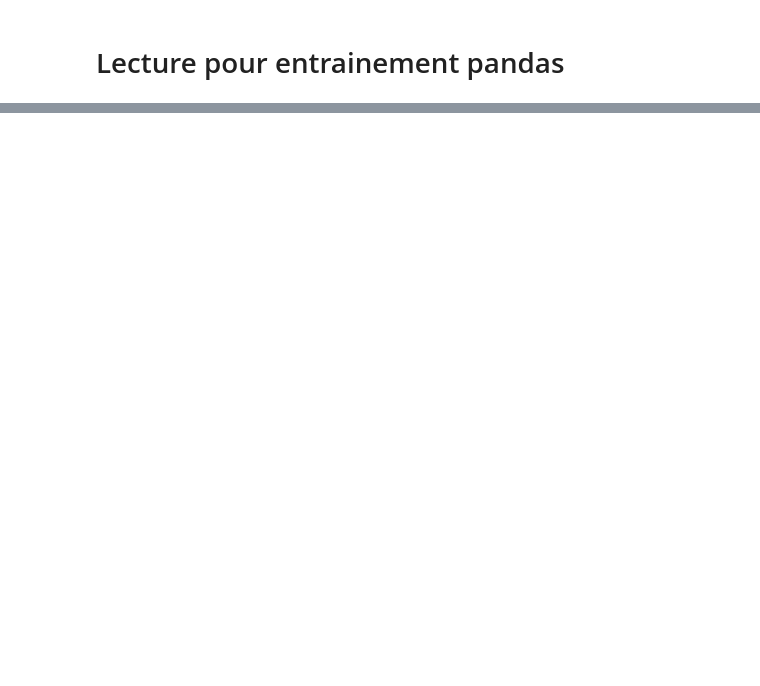
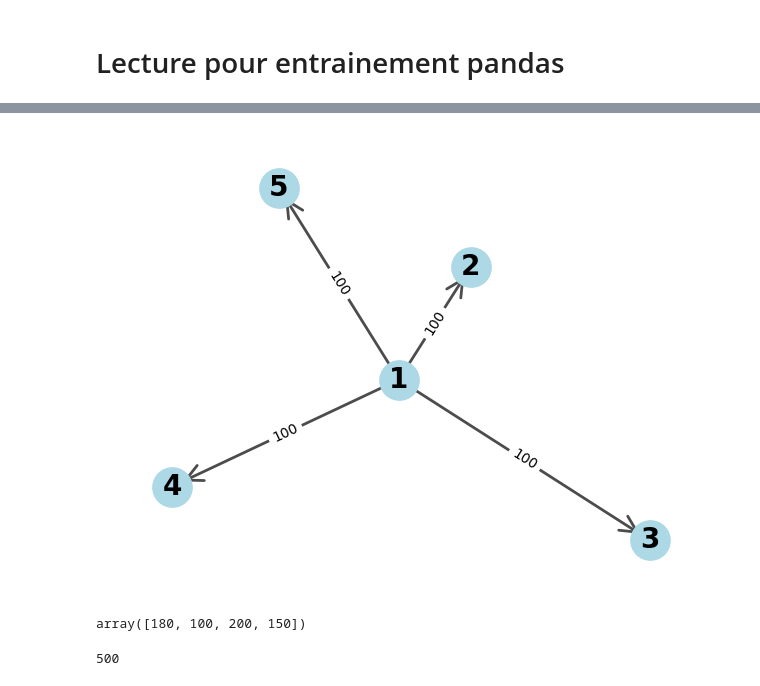
Before and after one commit to Hamidou1089-1/Stage_Inria_dynamique, a Jupyter notebook: src/trainingPandas.ipynb, the cells around one changed output, grey strips where cells are left out. Drawn from its saved outputs; the diff is of its cells as text; code cells hidden in the pictures; blank space fills up the shorter version.

```diff
--- a/src/trainingPandas.ipynb
+++ b/src/trainingPandas.ipynb
@@ -17,0 +217,30 @@ df.plot(ax=ax);
+# %%
+G = nx.DiGraph()
+
+G.add_weighted_edges_from([
+    (1, 2, 100),
+    (1, 3, 100),
+    (1, 4, 100),
+    (1, 5, 100)
+])
+
+
+
+pos = nx.spring_layout(G, k=2, iterations=50)
+
+nx.draw_networkx_nodes(G, pos=pos, node_size=800, node_color='lightblue')
+nx.draw_networkx_edges(G, pos=pos, width=2, alpha=0.7, arrowstyle='->', arrowsize=30)
+
+nx.draw_networkx_labels(G, pos=pos, font_size=20, font_weight='bold', font_family='sans-serif')
+
+edge_labels = nx.get_edge_attributes(G, 'weight')
+nx.draw_networkx_edge_labels(G, pos, edge_labels)
+
+
+ax = plt.gca()
+ax.axis('off')
+ax.margins(0.08)
+plt.tight_layout()
+plt.show()
+# %% [output]
+[figure, added]
@@ -17,0 +371,8 @@ df.plot(ax=ax);
+# %%
+P @ np.array([1]*4)
+# %% [output]
+array([180, 100, 200, 150])
+# %%
+min(int(np.random.lognormal(2, 1)*500), 500)
+# %% [output]
+500
```
Also changed, not shown: parts of 19 cells of this notebook, 27 other files.
